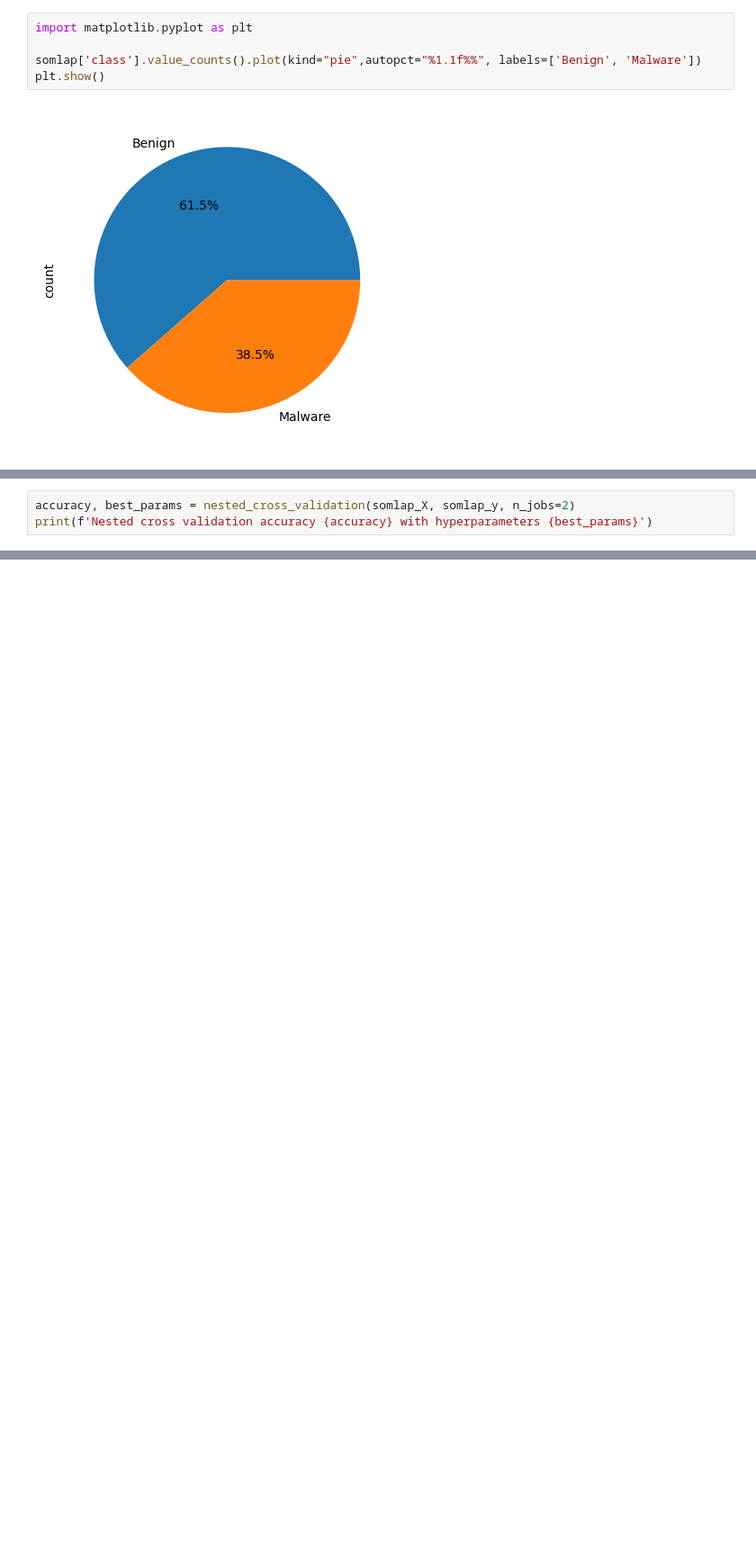
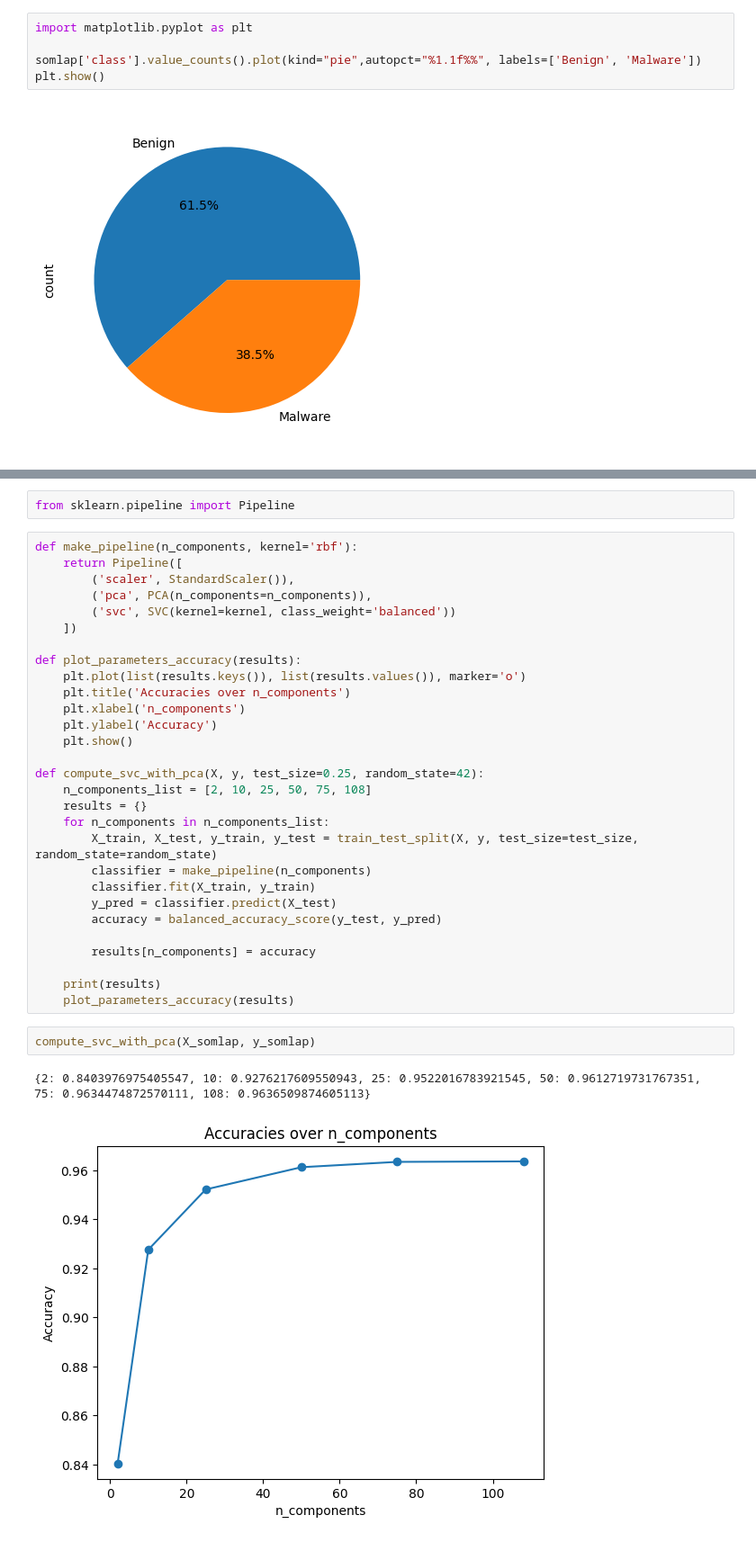
Before and after one commit to rios240/CS345-Project-Report, a Jupyter notebook: tylerios-final-report.ipynb, the cells around one changed output, grey strips where cells are left out. Shown: that part at 90% size. Saved outputs shown, nothing was run; the diff lists cells and outputs as text; blank space fills up the shorter version.

```diff
--- a/tylerios-final-report.ipynb
+++ b/tylerios-final-report.ipynb
@@ -181,3 +110,0 @@ def nested_cross_validation(X, y, n_components=50, random_state=42, n_splits=5,
-# %%
-accuracy, best_params = nested_cross_validation(somlap_X, somlap_y, n_jobs=2)
-print(f'Nested cross validation accuracy {accuracy} with hyperparameters {best_params}')
@@ -185,0 +134,36 @@ AttributeError: 'GridSearchCV' object has no attribute 'best_params_'
+# %%
+from sklearn.pipeline import Pipeline
+# %%
+def make_pipeline(n_components, kernel='rbf'):
+    return Pipeline([
+        ('scaler', StandardScaler()),
+        ('pca', PCA(n_components=n_components)),
+        ('svc', SVC(kernel=kernel, class_weight='balanced'))
+    ])
+
+def plot_parameters_accuracy(results):
+    plt.plot(list(results.keys()), list(results.values()), marker='o')
+    plt.title('Accuracies over n_components')
+    plt.xlabel('n_components')
+    plt.ylabel('Accuracy')
+    plt.show()
+
+def compute_svc_with_pca(X, y, test_size=0.25, random_state=42):
+    n_components_list = [2, 10, 25, 50, 75, 108]
+    results = {}
+    for n_components in n_components_list:
+        X_train, X_test, y_train, y_test = train_test_split(X, y, test_size=test_size, random_state=random_state)
+        classifier = make_pipeline(n_components)
+        classifier.fit(X_train, y_train)
+        y_pred = classifier.predict(X_test)
+        accuracy = balanced_accuracy_score(y_test, y_pred)
+
+        results[n_components] = accuracy
+
+    print(results)
+    plot_parameters_accuracy(results)
+# %%
+compute_svc_with_pca(X_somlap, y_somlap)
+# %% [output]
+{2: 0.8403976975405547, 10: 0.9276217609550943, 25: 0.9522016783921545, 50: 0.9612719731767351, 75: 0.9634474872570111, 108: 0.9636509874605113}
+[figure, added]
```
Also changed, not shown: parts of 49 cells of this notebook.
